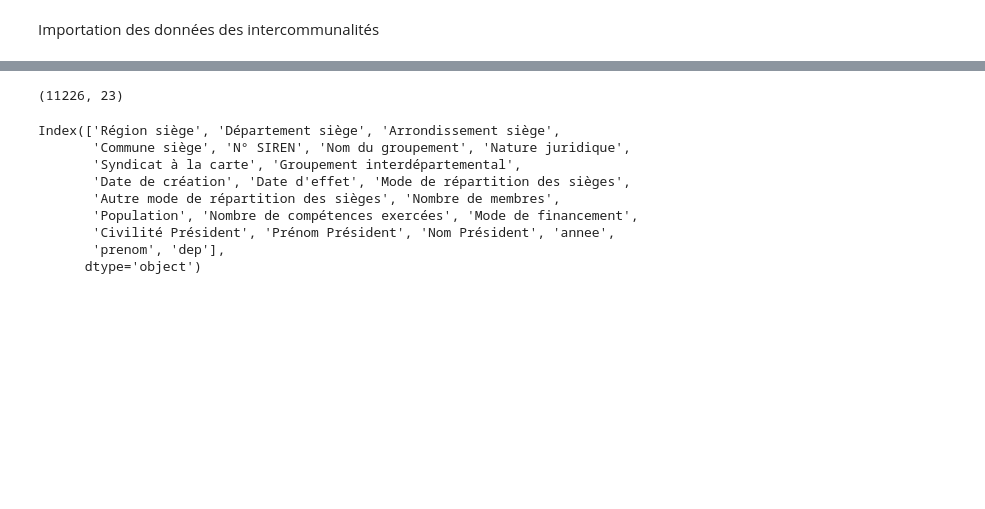
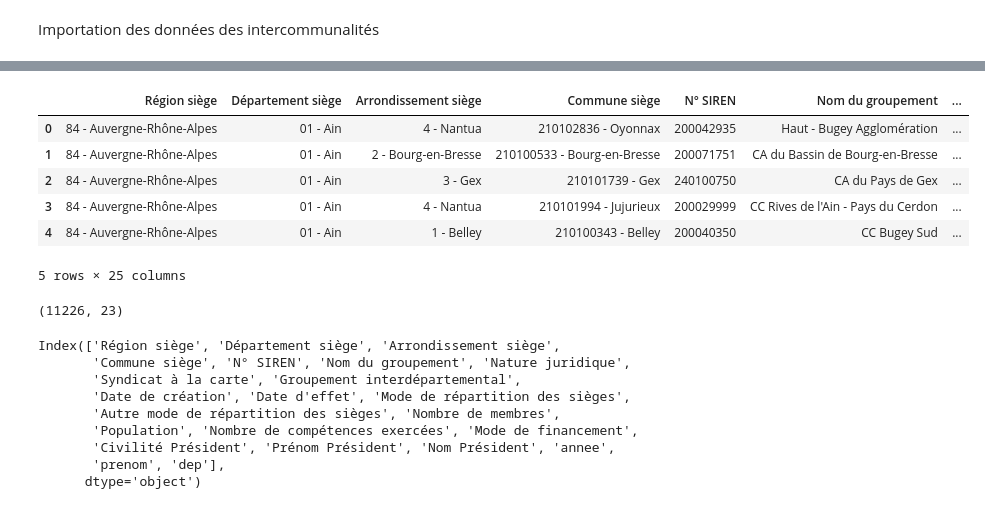
Before and after one commit to xdalp/projet3A, a Jupyter notebook: vote.ipynb, the cells around one changed output, grey strips where cells are left out. Saved outputs shown, nothing was run; the diff lists cells and outputs as text; code cells hidden in the pictures; blank space fills up the shorter version.

```diff
--- a/vote.ipynb
+++ b/vote.ipynb
@@ -220,0 +272,9 @@ grp_2019['dep'] = grp_2019["Département siège"].str[:2]
+# %%
+grp_2019_avec_nuance_test_proxi = pd.merge_asof(
+    grp_2019,
+    liste_candidats_nuance,
+    on="annee",          # recherche de l'année la plus proche
+    left_by=["prenom", "Nom Président", "dep"],
+    right_by=["prenom", "Nom", "dep"],
+    direction="nearest"   # année la plus proche (avant ou après)
+)
@@ -221,3 +285,13 @@ grp_2019['dep'] = grp_2019["Département siège"].str[:2]
+# %%
+grp_2019_avec_nuance_test_proxi.head()
+# %% [output]
+|  | Région siège | Département siège | Arrondissement siège | Commune siège | N° SIREN | Nom du groupement | ... |
+| 0 | 84 - Auvergne-Rhône-Alpes | 01 - Ain | 4 - Nantua | 210102836 - Oyonnax | 200042935 | Haut - Bugey Agglomération | ... |
+| 1 | 84 - Auvergne-Rhône-Alpes | 01 - Ain | 2 - Bourg-en-Bresse | 210100533 - Bourg-en-Bresse | 200071751 | CA du Bassin de Bourg-en-Bresse | ... |
+| 2 | 84 - Auvergne-Rhône-Alpes | 01 - Ain | 3 - Gex | 210101739 - Gex | 240100750 | CA du Pays de Gex | ... |
+| 3 | 84 - Auvergne-Rhône-Alpes | 01 - Ain | 4 - Nantua | 210101994 - Jujurieux | 200029999 | CC Rives de l'Ain - Pays du Cerdon | ... |
+| 4 | 84 - Auvergne-Rhône-Alpes | 01 - Ain | 1 - Belley | 210100343 - Belley | 200040350 | CC Bugey Sud | ... |
+5 rows × 25 columns
 # %%
 grp_2019.shape
 # %% [output]
```
Also changed, not shown: parts of 20 cells of this notebook.
